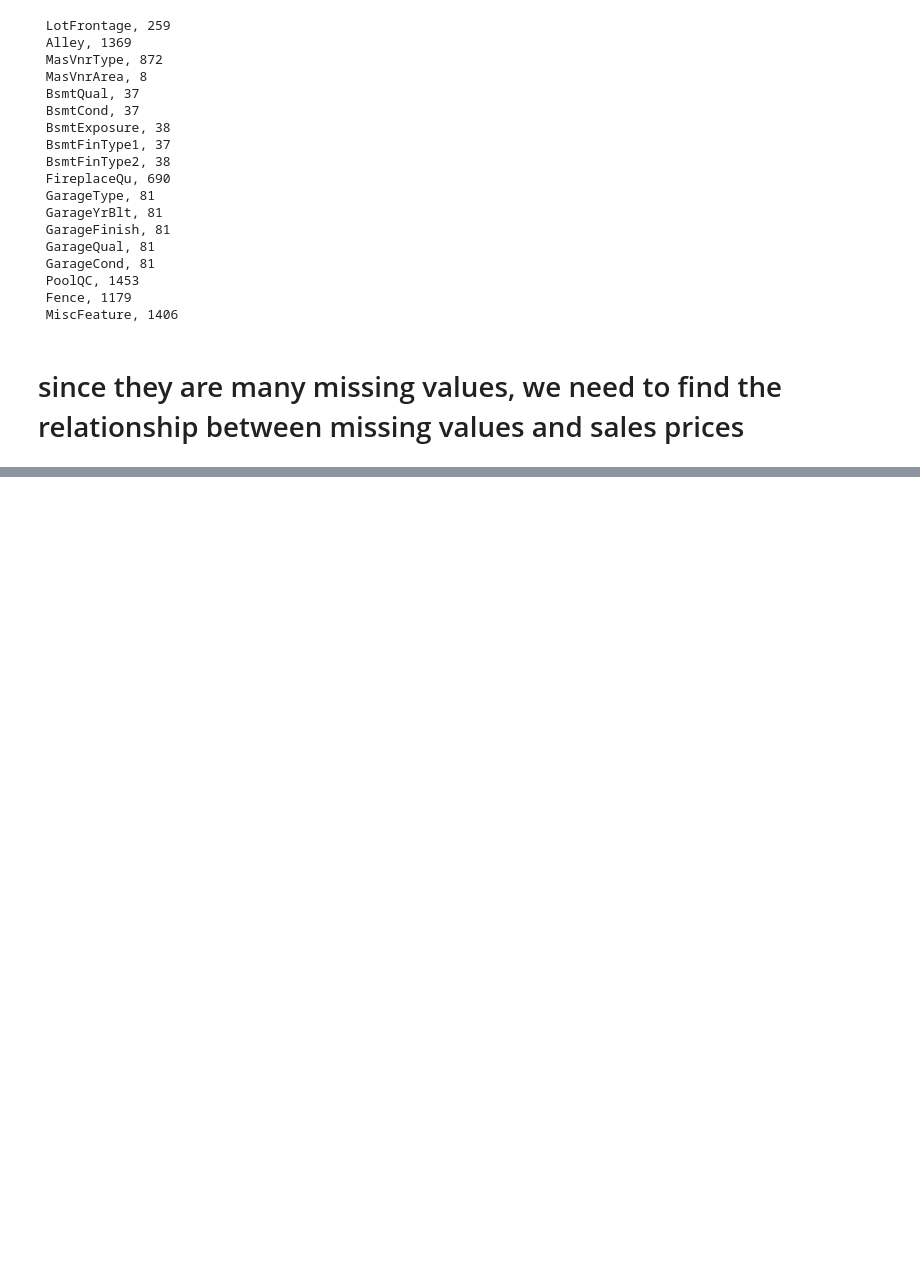
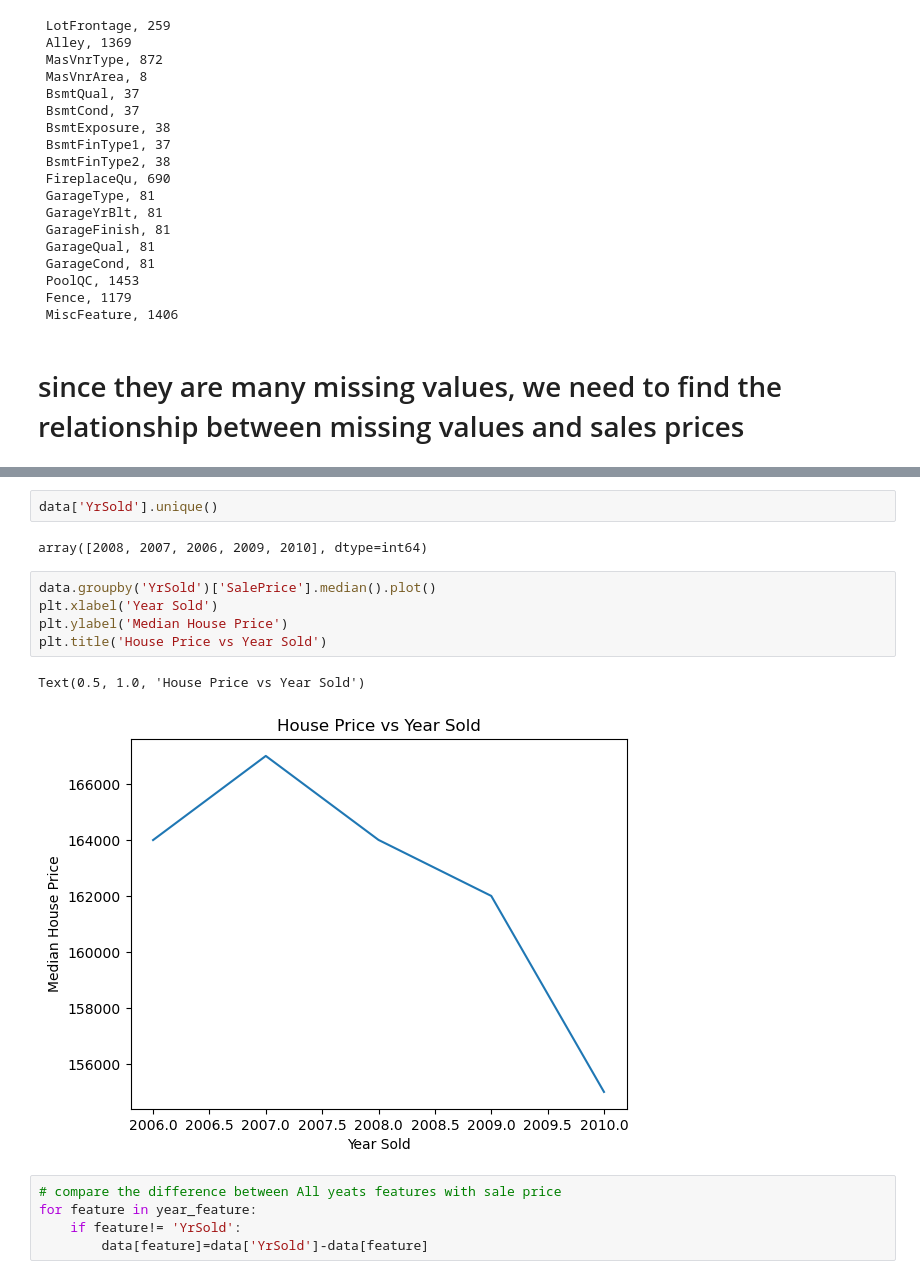
Before and after one commit to Immortal-Pi/AdvanceStatistics, a Jupyter notebook: Basics/HousePricePrediction.ipynb, the cells around one changed output, grey strips where cells are left out. Saved outputs shown, nothing was run; the diff lists cells and outputs as text; blank space fills up the shorter version.

```diff
--- a/Basics/HousePricePrediction.ipynb
+++ b/Basics/HousePricePrediction.ipynb
@@ -93,0 +166,17 @@ for feature in features_with_na:
+# %%
+data['YrSold'].unique()
+# %% [output]
+array([2008, 2007, 2006, 2009, 2010], dtype=int64)
+# %%
+data.groupby('YrSold')['SalePrice'].median().plot()
+plt.xlabel('Year Sold')
+plt.ylabel('Median House Price')
+plt.title('House Price vs Year Sold')
+# %% [output]
+Text(0.5, 1.0, 'House Price vs Year Sold')
+[figure, added]
+# %%
+# compare the difference between All yeats features with sale price
+for feature in year_feature:
+    if feature!= 'YrSold':
+        data[feature]=data['YrSold']-data[feature]
```
Also changed, not shown: parts of 12 cells of this notebook.
